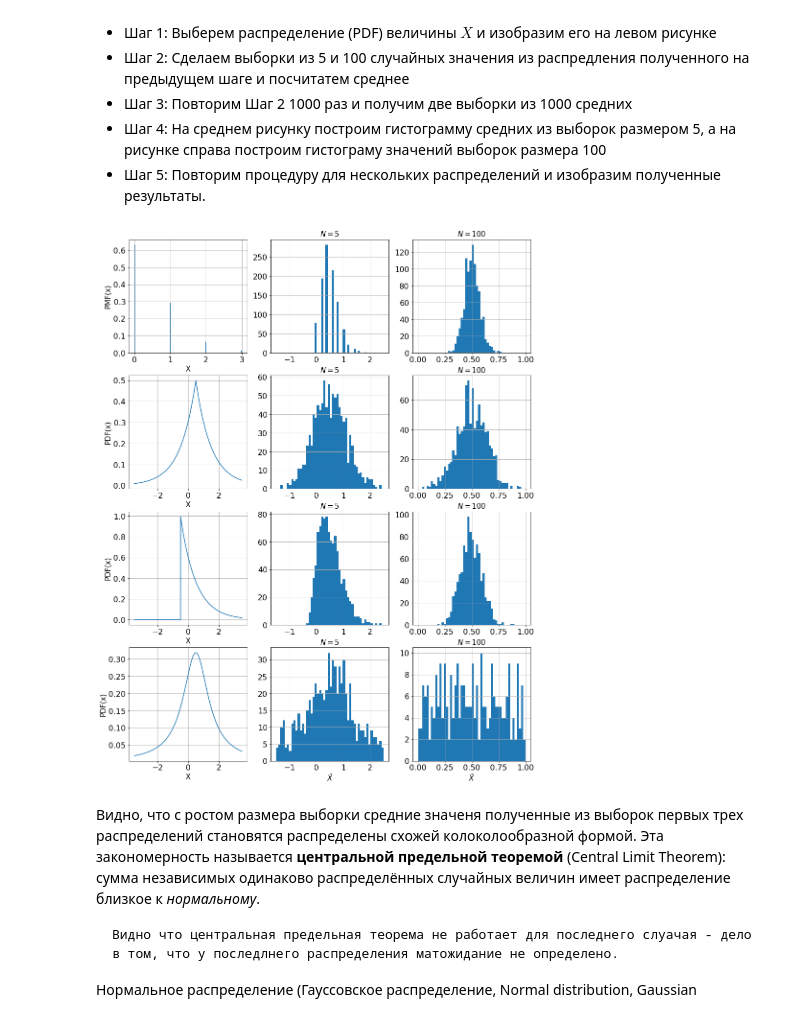
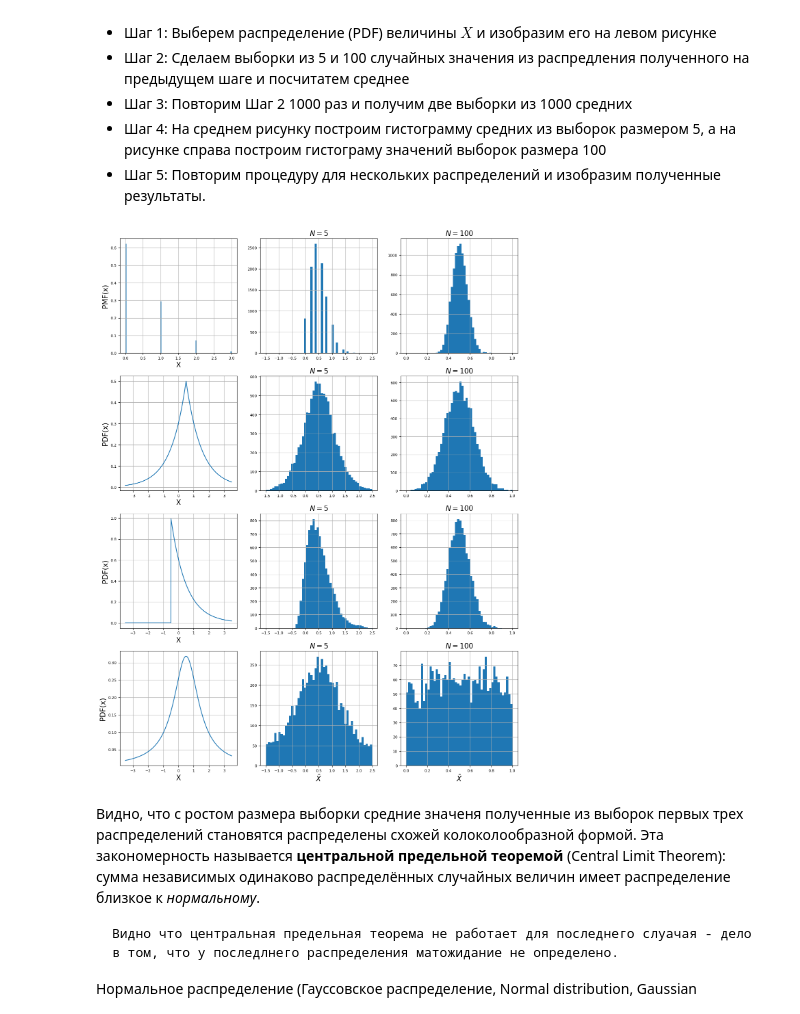
Before and after one commit to mozgit/From-Stats-to-ML, a Jupyter notebook: Лекция_3_Распределения.ipynb, the cells around one changed output. Saved outputs shown, nothing was run; the diff lists cells and outputs as text; code cells hidden in the pictures.

```diff
--- a/Лекция_3_Распределения.ipynb
+++ b/Лекция_3_Распределения.ipynb
@@ -1,8 +1,8 @@
 # %%
 import matplotlib.pyplot as plt
-bigfontsize=20
-labelfontsize=16
-tickfontsize=16
+bigfontsize=10
+labelfontsize=8
+tickfontsize=8
 plt.rcParams.update({'font.size': bigfontsize,
                      'axes.labelsize':labelfontsize,
                      'xtick.labelsize':tickfontsize,
@@ -325,7 +325,7 @@ ax[1,0].grid(True)
 ax[2,0].grid(True)
 ax[3,0].grid(True)
 
-n = 1000
+n = 10000
 size = 5
 norm_mean = [poisson(mu = 0.5).rvs(size = size).mean() for i in range(n)]
 laplace_mean = [laplace(loc = 0.5).rvs(size = size).mean() for i in range(n)]
@@ -343,35 +343,35 @@ ax[0,1].set_title("$N = 5$", fontsize=15)
 ax[1,1].set_title("$N = 5$", fontsize=15)
 ax[2,1].set_title("$N = 5$", fontsize=15)
 ax[3,1].set_title("$N = 5$", fontsize=15)
 ax[0,1].grid(True)
 ax[1,1].grid(True)
 ax[2,1].grid(True)
 ax[3,1].grid(True)
 
-n = 1000
+n = 10000
 size = 100
 norm_mean = [poisson(mu = 0.5).rvs(size = size).mean() for i in range(n)]
 laplace_mean = [laplace(loc = 0.5).rvs(size = size).mean() for i in range(n)]
 expon_mean = [expon(loc = -0.5).rvs(size = size).mean() for i in range(n)]
 cauchy_mean = [cauchy(loc = 0.5).rvs(size = size).mean() for i in range(n)]
 ax[0, 2].hist(norm_mean, range = [0, 1], bins = 50)
 ax[1, 2].hist(laplace_mean, range = [0, 1], bins = 50)
 ax[2, 2].hist(expon_mean, range = [0, 1], bins = 50)
 ax[3, 2].hist(cauchy_mean, range = [0, 1], bins = 50)
 # ax[0,2].set_xlabel('$\\bar{X}$')
 # ax[1,2].set_xlabel('$\\bar{X}$')
 # ax[2,2].set_xlabel('$\\bar{X}$')
 ax[3,2].set_xlabel('$\\bar{X}$', fontsize=15)
 ax[0,2].set_title("$N = 100$", fontsize=15)
 ax[1,2].set_title("$N = 100$", fontsize=15)
 ax[2,2].set_title("$N = 100$", fontsize=15)
 ax[3,2].set_title("$N = 100$", fontsize=15)
 ax[0,2].grid(True)
 ax[1,2].grid(True)
 ax[2,2].grid(True)
 ax[3,2].grid(True)
 # %% [output]
-[figure, old version]
+[figure, new version]
 # %% [markdown]
 Видно, что с ростом размера выборки средние значеня полученные из выборок первых трех распределений становятся распределены схожей колоколообразной формой. Эта закономерность называется __центральной предельной теоремой__  (Central Limit Theorem):   сумма независимых одинаково распределённых случайных величин имеет распределение близкое к _нормальному_.
 
```
Also changed, not shown: parts of 39 cells of this notebook, 9 other files.
